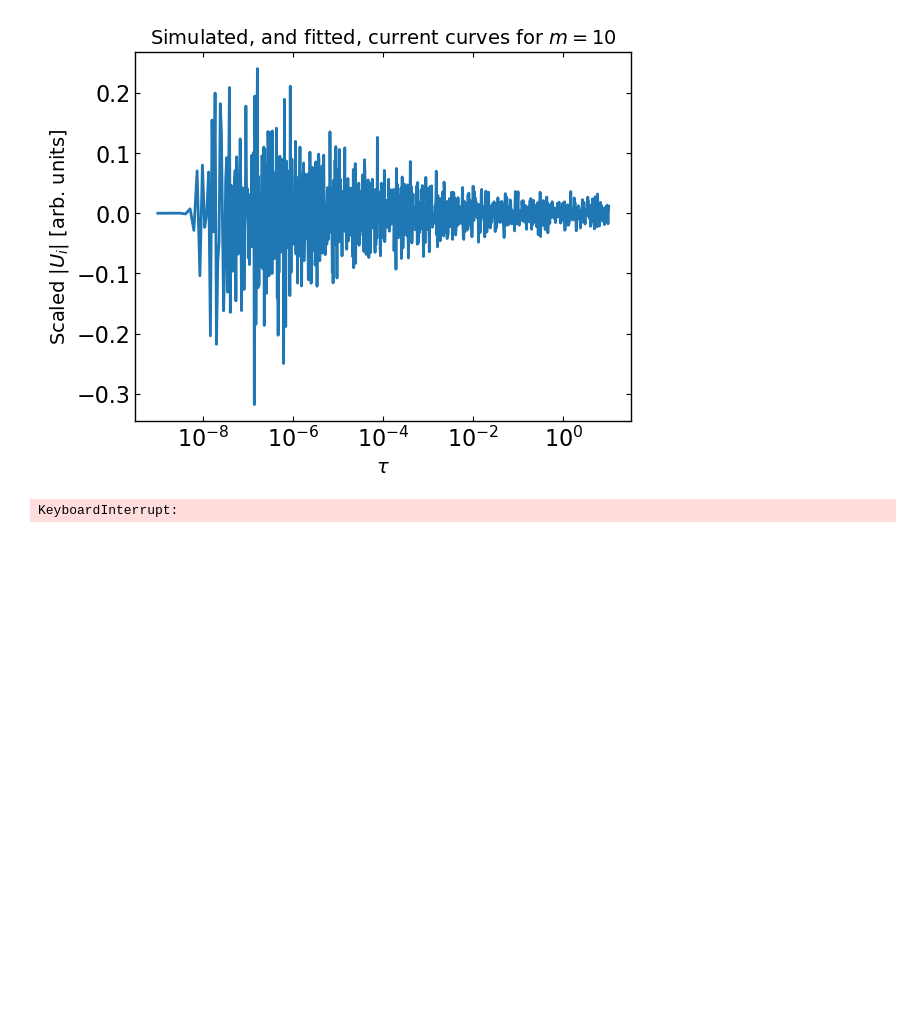
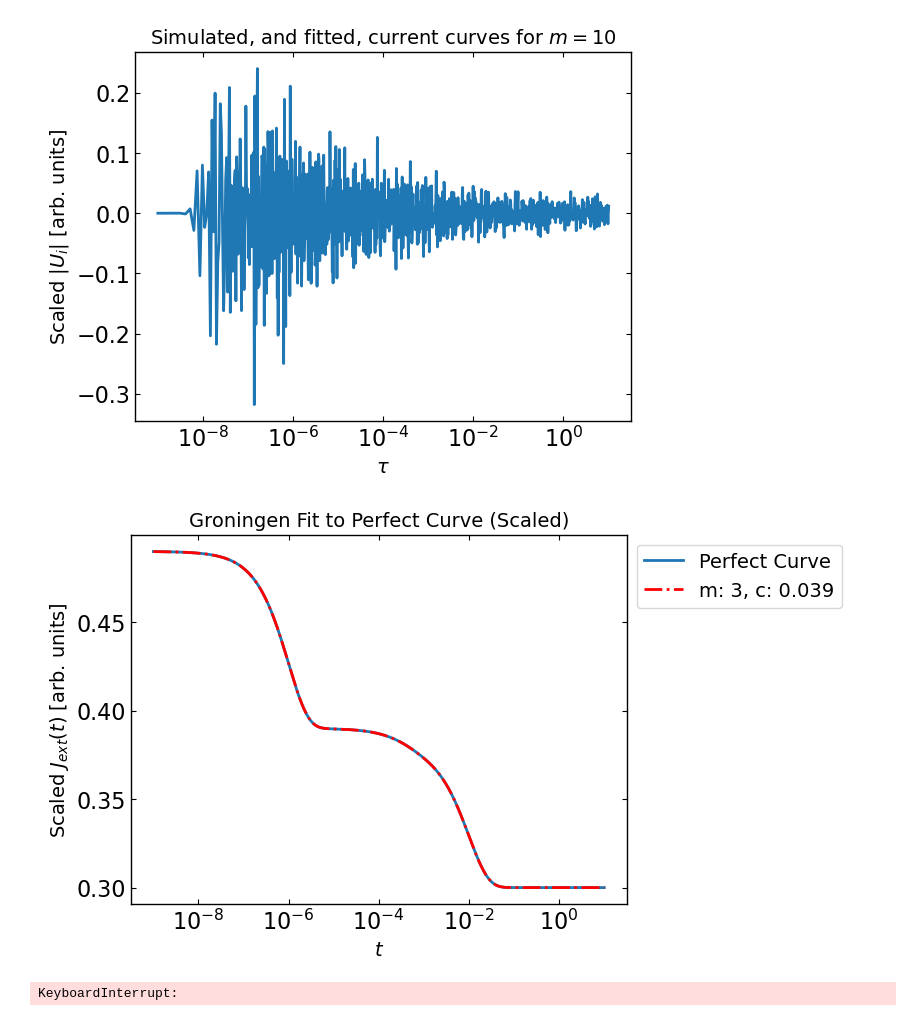
Before and after one commit to joshedmundson/pySIMsalabim, a Jupyter notebook: Notebooks/Projects/Den RT/Perfect Curve Test/perfect_curve_analysis.ipynb, the cells around one changed output. Drawn from its saved outputs; the diff is of its cells as text; code cells hidden in the pictures; blank space fills up the shorter version.

```diff
--- a/Notebooks/Projects/Den RT/Perfect Curve Test/perfect_curve_analysis.ipynb
+++ b/Notebooks/Projects/Den RT/Perfect Curve Test/perfect_curve_analysis.ipynb
@@ -176,6 +176,19 @@ plt.title(f"Simulated, and fitted, current curves for $m={m}$")
 plt.show()
 # %% [output]
 [figure]
+# %%
+# Plot results
+plt.plot(time, DRT_curve_true, label='Perfect Curve')
+plt.plot(time, fit_linear.DRT_curve, linestyle='-.', color='red', label=f"m: {fit.m}, c: {fit.cost:.2}")
+
+plt.xscale('log')
+plt.ylabel('Scaled $J_{ext}(t)$ [arb. units]')
+plt.xlabel('$t$')
+plt.title(f"Groningen Fit to Perfect Curve (Scaled)")
+plt.legend(bbox_to_anchor=(1,1), loc='upper left')
+plt.show()
+# %% [output]
+[figure, added]
 # %%
 # Try the linear method for a grid that exactly matches the time spacing
 U_scale_factor = DRT_curve_true.max() - DRT_curve_true.min()
```
Also changed, not shown: 1 other file.
